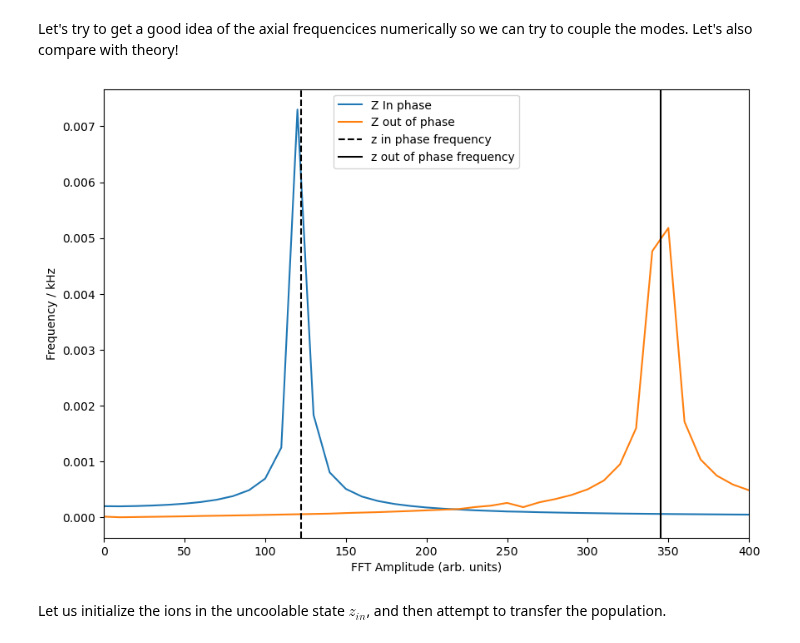
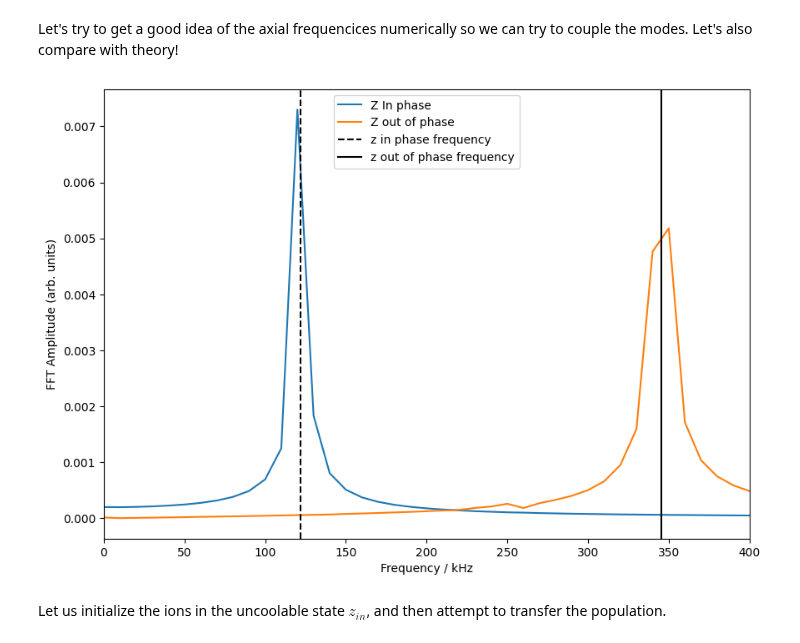
Before and after one commit to EmilLenler/PhD-Work, a Jupyter notebook: Two-Ion-Systems/Cooling2Ion.ipynb, the cells around one changed output. Drawn from its saved outputs; the diff is of its cells as text; code cells hidden in the pictures.

```diff
--- a/Two-Ion-Systems/Cooling2Ion.ipynb
+++ b/Two-Ion-Systems/Cooling2Ion.ipynb
@@ -892,21 +1066,21 @@ Let's try to get a good idea of the axial frequencices numerically so we can try
 # %%
 ZInfft = fft(projZin)
 ZOutfft = fft(projZout)
 tfft = fftfreq(len(ts),np.diff(ts)[0])
 fftfig,fftax = plt.subplots(figsize = (10,7))
 
 fftax.plot(tfft[:len(ts)//2]*1e-3,np.abs(ZInfft)[0:len(ts)//2],label = 'Z In phase')
 fftax.plot(tfft[:len(ts)//2]*1e-3,np.abs(ZOutfft)[0:len(ts)//2],label = 'Z out of phase')
 fftax.set_xlim(0,400)
-fftax.set_xlabel('FFT Amplitude (arb. units)')
-fftax.set_ylabel('Frequency / kHz')
+fftax.set_ylabel('FFT Amplitude (arb. units)')
+fftax.set_xlabel('Frequency / kHz')
 fftax.axvline(freqZin*1e-3/(2*np.pi),color = 'k',ls = '--',label = 'z in phase frequency')
 fftax.axvline(freqZout*1e-3/(2*np.pi),color = 'k',label = 'z out of phase frequency')
 
 fftax.legend()
 plt.savefig('2IonFrequenciesZ.png')
 # %% [output]
-[figure, old version]
+[figure, new version]
 # %% [markdown]
 Let us initialize the ions in the uncoolable state $z_{in}$, and then attempt to transfer the population.
 # %%
```
Also changed, not shown: parts of 42 cells of this notebook, 15 other files.
